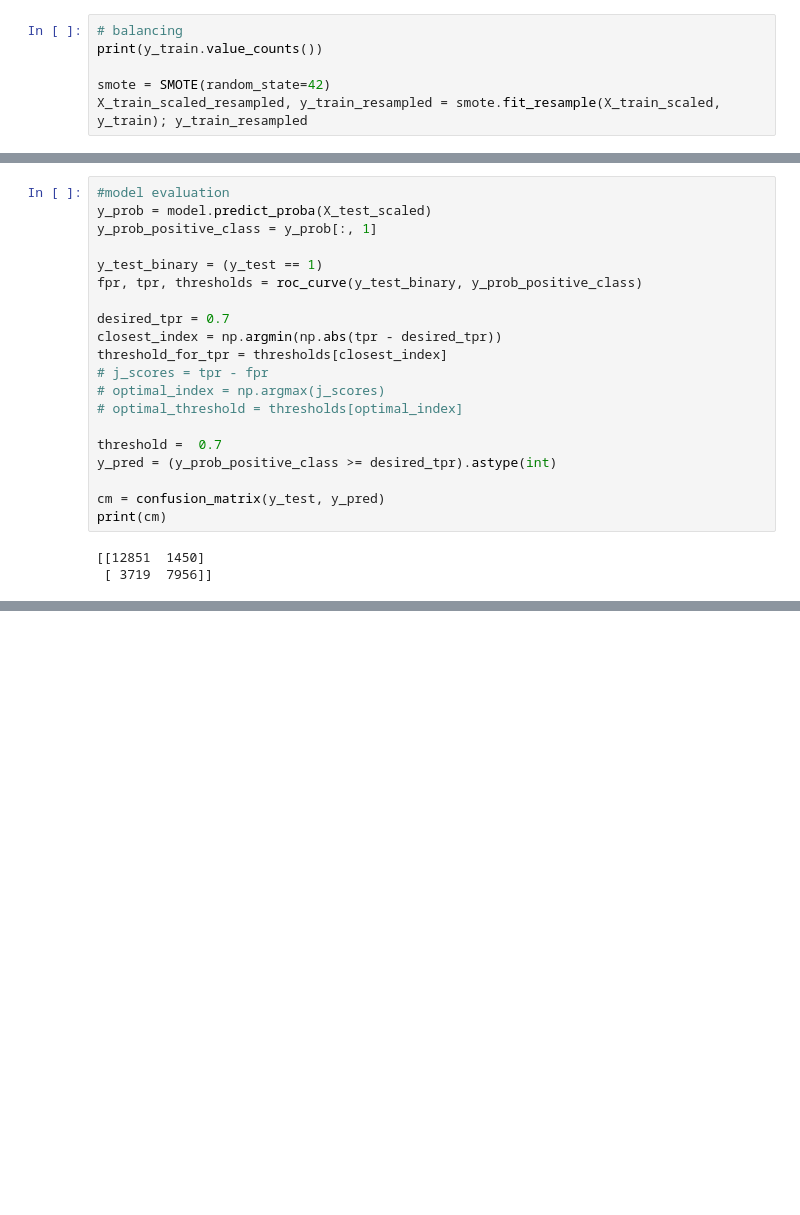
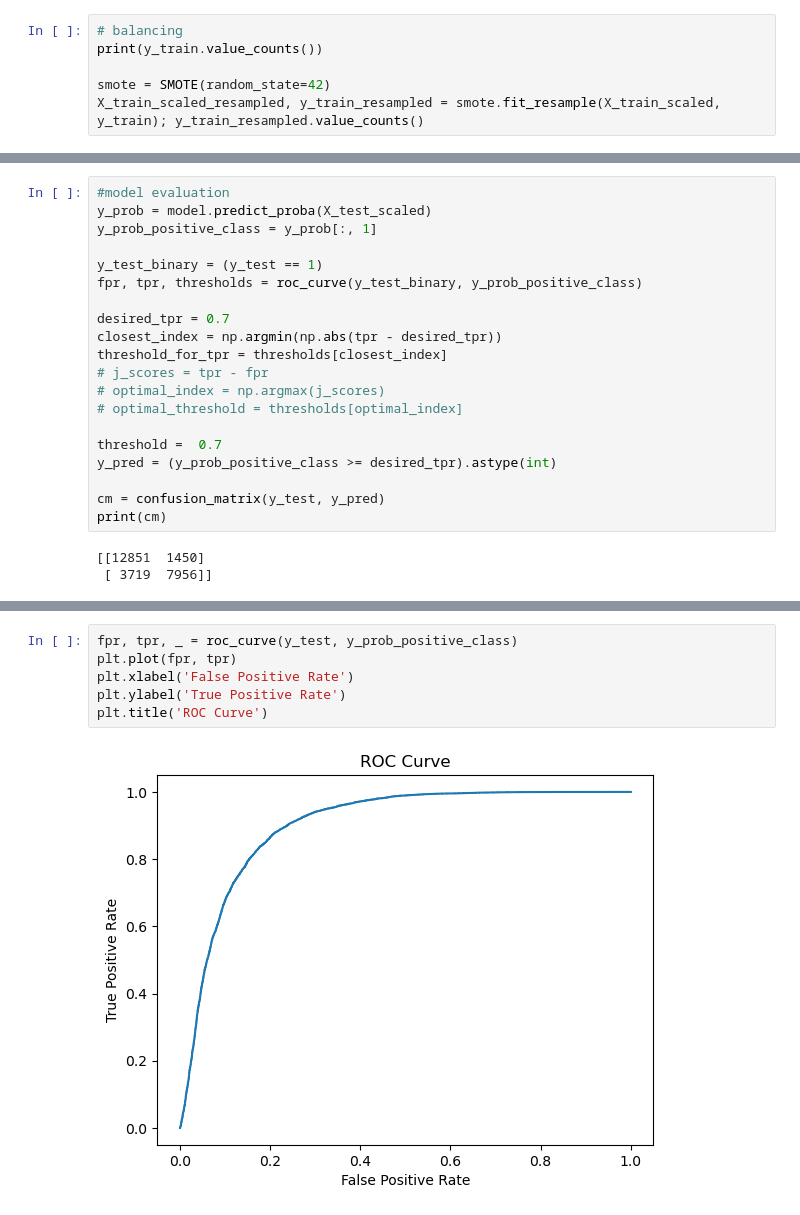
Before and after one commit to padrigon-lynbert/Airline_satisfactory_model, a Jupyter notebook: airline.ipynb, the cells around one changed output, grey strips where cells are left out. Saved outputs shown, nothing was run; the diff lists cells and outputs as text; blank space fills up the shorter version.

```diff
--- a/airline.ipynb
+++ b/airline.ipynb
@@ -44,7 +46,7 @@ X_test_scaled = scaler.transform(X_test_imputed)
 print(y_train.value_counts())
 
 smote = SMOTE(random_state=42)
-X_train_scaled_resampled, y_train_resampled = smote.fit_resample(X_train_scaled, y_train); y_train_resampled
+X_train_scaled_resampled, y_train_resampled = smote.fit_resample(X_train_scaled, y_train); y_train_resampled.value_counts()
 # %% [output]
 satisfaction
 0    56786
@@ -99 +92,9 @@ sns.heatmap(cm, annot=True, fmt='g',xticklabels=['Predicted True', 'Predicted Fa
 [figure]
+# %%
+fpr, tpr, _ = roc_curve(y_test, y_prob_positive_class)
+plt.plot(fpr, tpr)
+plt.xlabel('False Positive Rate')
+plt.ylabel('True Positive Rate')
+plt.title('ROC Curve')
+# %% [output]
+[figure, added]
```
Also changed, not shown: parts of 5 cells of this notebook, 4 other files.
